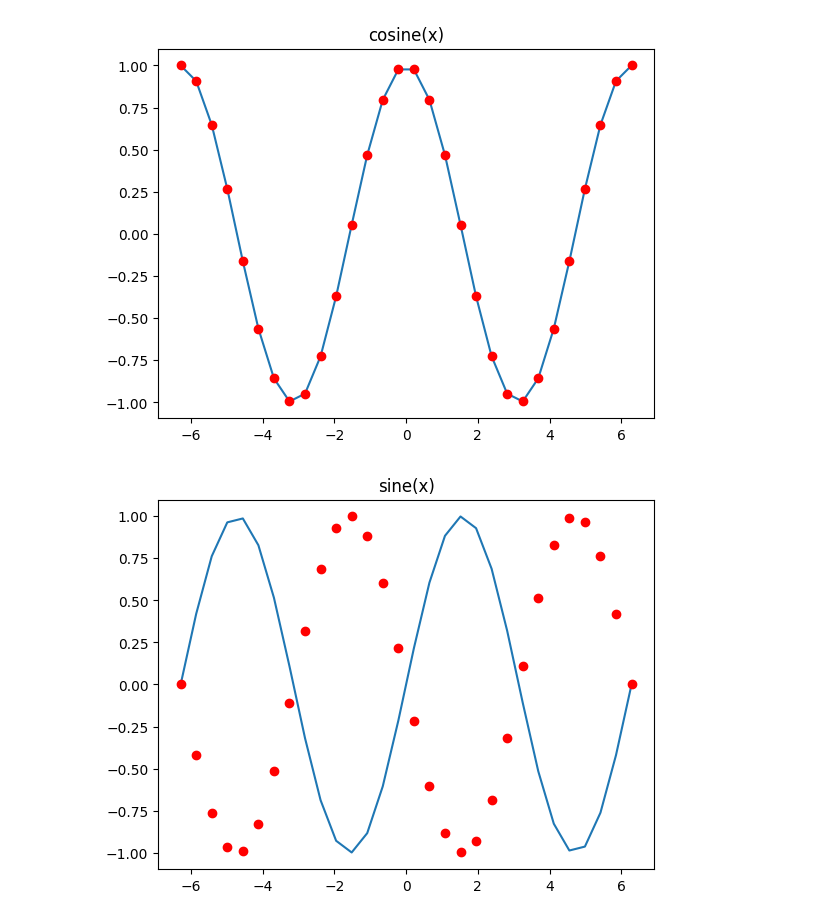
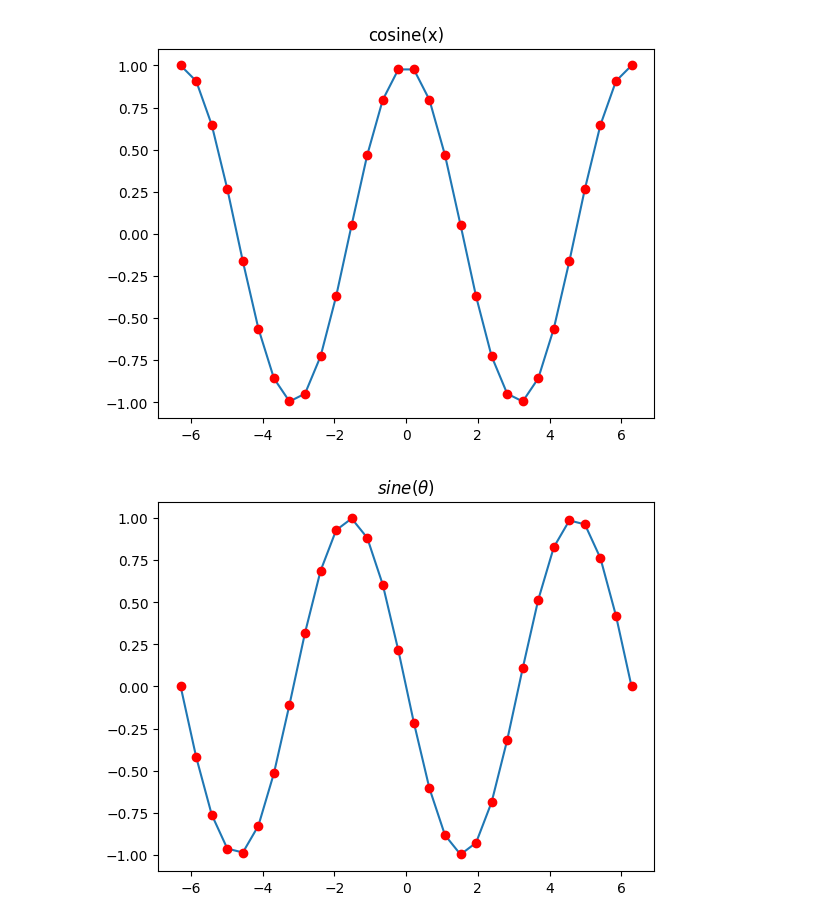
Before and after one commit to yaowenqiang/master_math_by_coding_in_python, a Jupyter notebook: differences.ipynb, the cells around one changed output. Cells and saved outputs as stored; diff of their text form; code cells hidden in the pictures.

```diff
--- a/differences.ipynb
+++ b/differences.ipynb
@@ -594,10 +594,10 @@ plt.show()
 # %%
 theta = np.linspace(-2*np.pi, 2*np.pi, 30)
 sin_fun = np.sin(theta)
 sin_fun_neg = np.sin(-theta)
-plt.plot(theta, sin_fun)
+plt.plot(theta, -sin_fun)
 plt.plot(theta, sin_fun_neg, 'ro')
-plt.title('sine(x)')
+plt.title('$sine(\\theta)$')
 plt.show()
 # %% [output]
-[figure, old version]
+[figure, new version]
```
Also changed, not shown: 1 other file.
